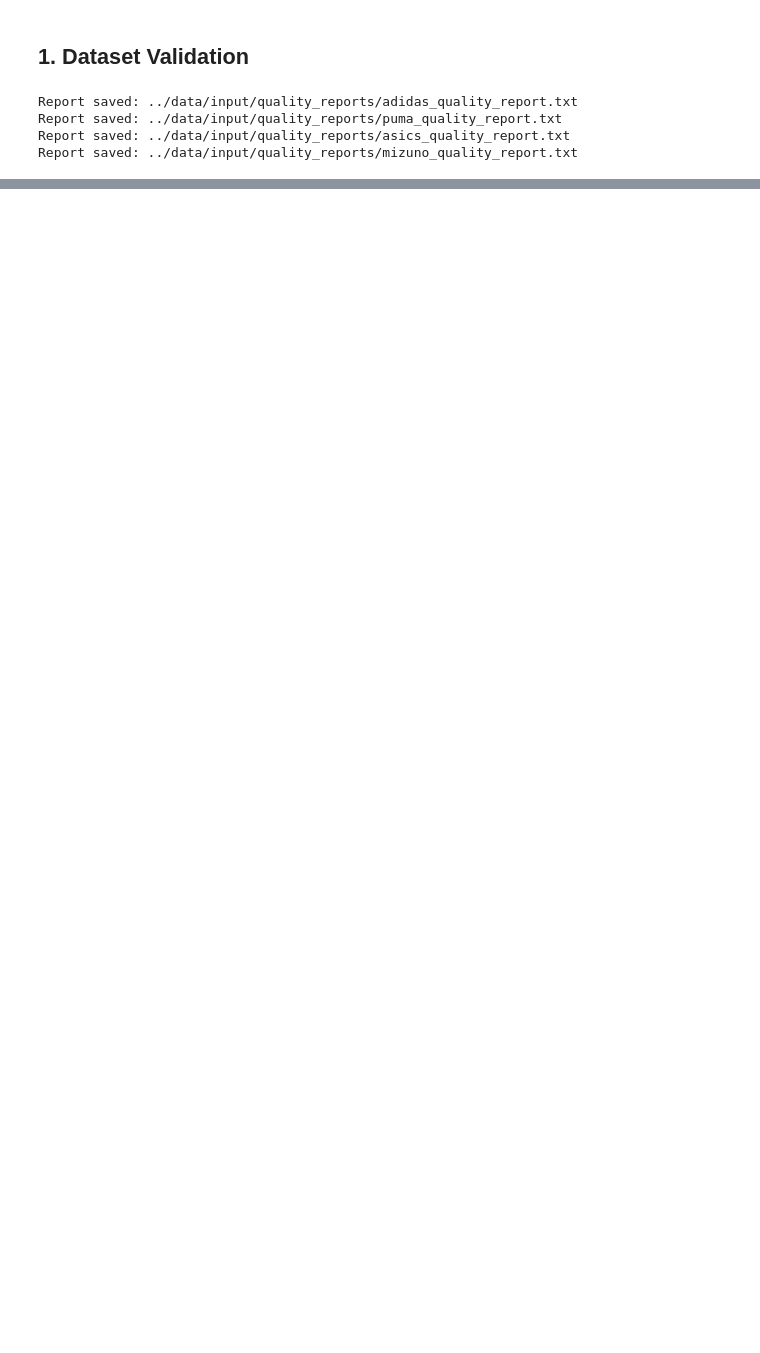
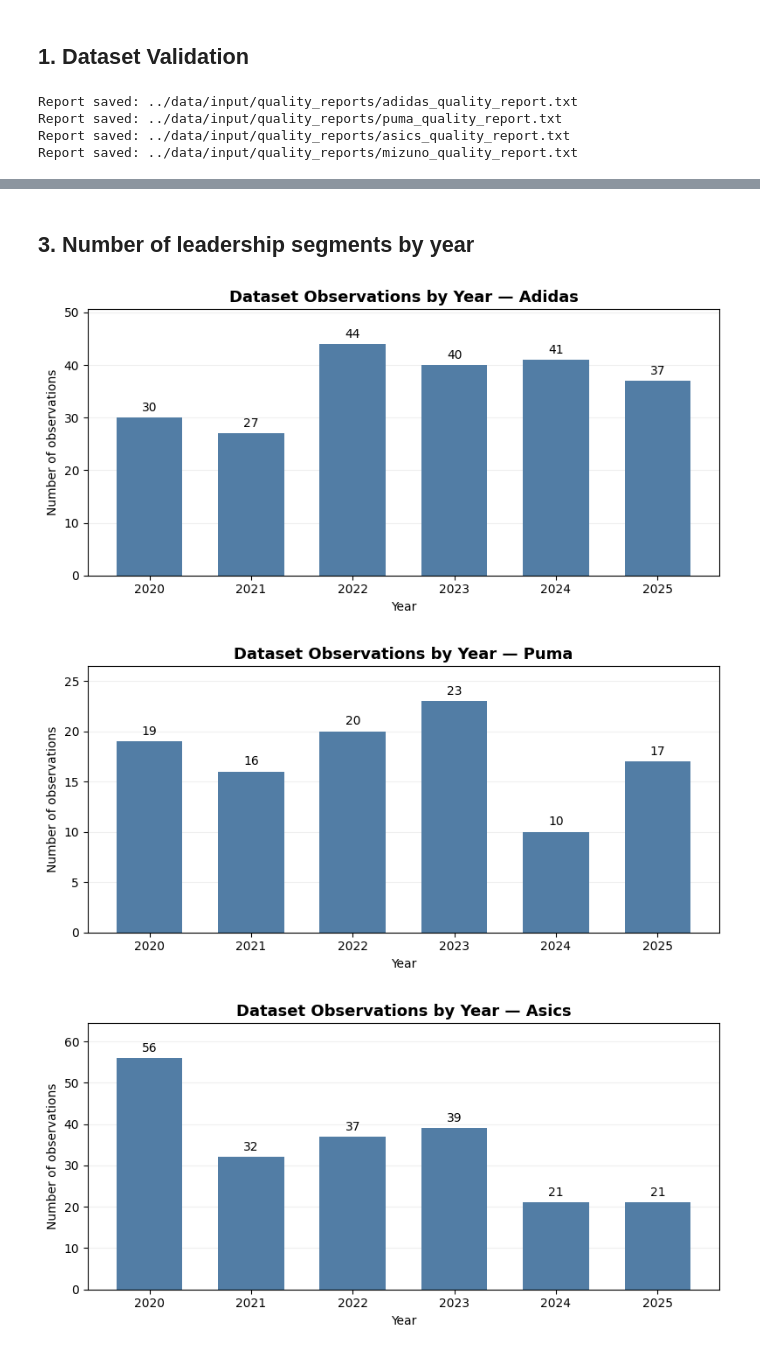
Before and after one commit to sawiDR/CEOCommunication, a Jupyter notebook: notebook/01_data_exploration.ipynb, the cells around one changed output, grey strips where cells are left out. Saved outputs shown, nothing was run; the diff lists cells and outputs as text; code cells hidden in the pictures; blank space fills up the shorter version.

Commit message:
update finish data exploration analysis

```diff
--- a/notebook/01_data_exploration.ipynb
+++ b/notebook/01_data_exploration.ipynb
@@ -250,0 +310,46 @@ Mizuno: 48 rows analyzed.
+# %% [markdown]
+## 3. Number of leadership segments by year
+# %%
+years = range(2020, 2026)
+
+for company, data in datasets.items():
+
+    # Count all observations by year
+    counts = (
+        pd.to_numeric(data["Year"], errors="coerce")
+        .value_counts()
+        .reindex(years, fill_value=0)
+        .sort_index()
+    )
+
+    fig, ax = plt.subplots(figsize=(8, 4))
+
+    bars = ax.bar(
+        counts.index.astype(str),
+        counts.values,
+        color="#527DA5",
+        width=0.65
+    )
+
+    ax.bar_label(bars, padding=3)
+
+    ax.set_title(
+        f"Dataset Observations by Year — {company.capitalize()}",
+        fontsize=13,
+        fontweight="bold"
+    )
+
+    ax.set_xlabel("Year")
+    ax.set_ylabel("Number of observations")
+    ax.set_ylim(0, max(1, counts.max()) * 1.15)
+
+    ax.grid(axis="y", alpha=0.2)
+    ax.set_axisbelow(True)
+
+    fig.tight_layout()
+
+    save_company_figure(fig, company, "year_distribution")
+# %% [output]
+[figure, added]
+[figure, added]
+[figure, added]
```
Also changed, not shown: parts of 8 cells of this notebook, 12 other files.
